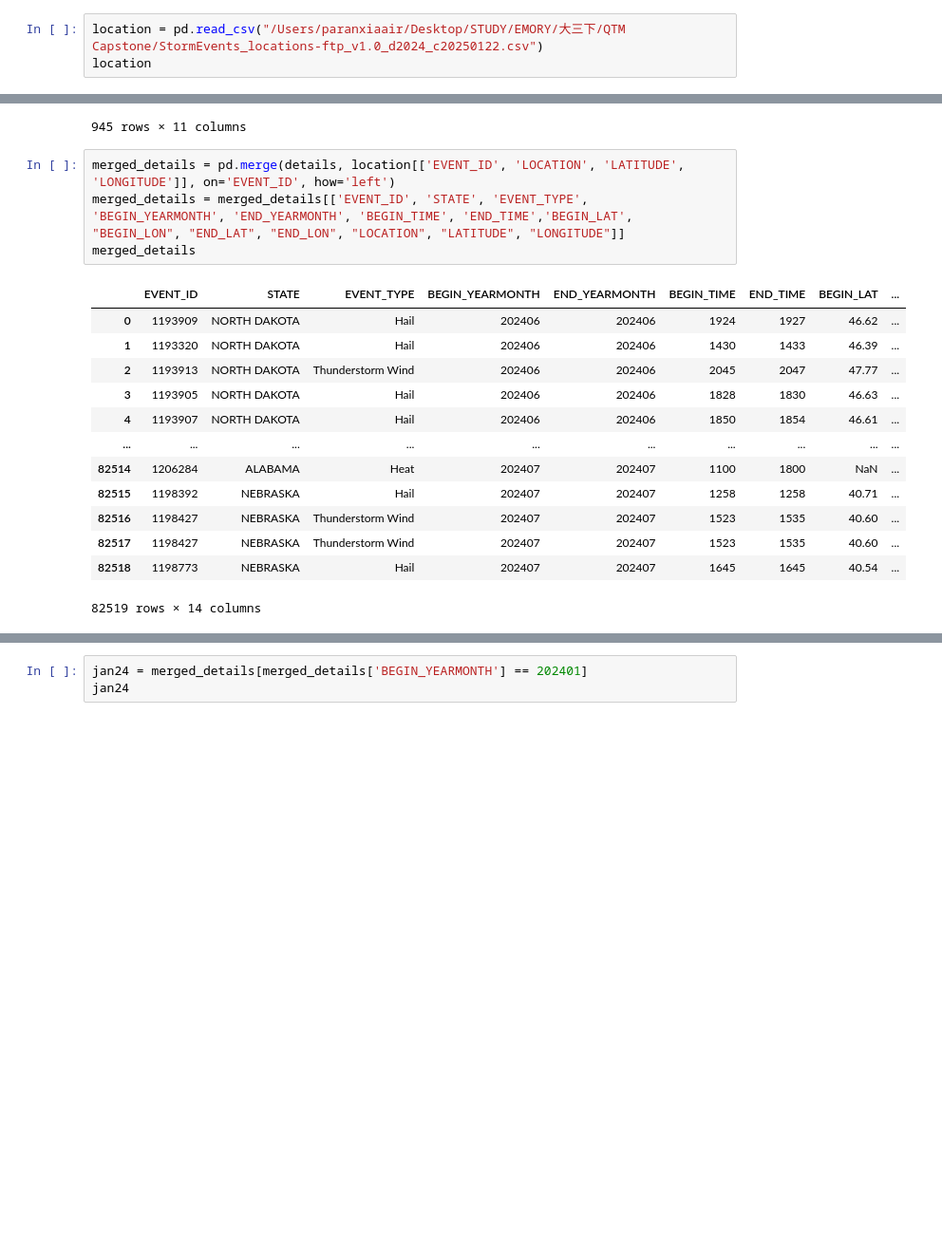
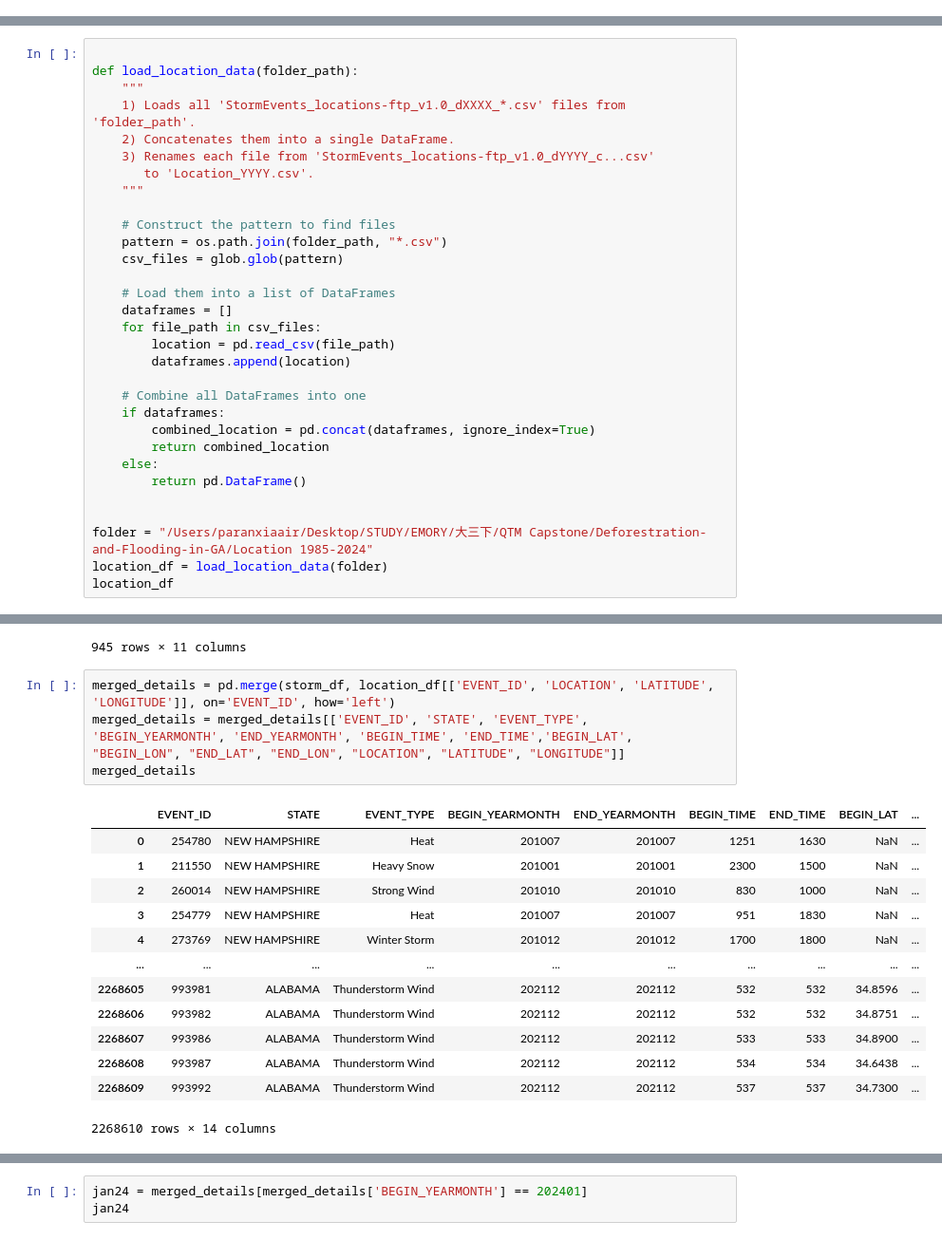
Before and after one commit to paranxia919/Deforestration-and-Flooding-in-GA, a Jupyter notebook: data clean.ipynb, the cells around one changed output, grey strips where cells are left out. Shown at 95% size. Drawn from its saved outputs; the diff is of its cells as text; blank space fills up the shorter version.

```diff
--- a/data clean.ipynb
+++ b/data clean.ipynb
@@ -25,3 +11,0 @@ details
-# %%
-location = pd.read_csv("/Users/paranxiaair/Desktop/STUDY/EMORY/大三下/QTM Capstone/StormEvents_locations-ftp_v1.0_d2024_c20250122.csv")
-location
@@ -41,0 +47,31 @@ location
+# %%
+
+def load_location_data(folder_path):
+    """
+    1) Loads all 'StormEvents_locations-ftp_v1.0_dXXXX_*.csv' files from 'folder_path'.
+    2) Concatenates them into a single DataFrame.
+    3) Renames each file from 'StormEvents_locations-ftp_v1.0_dYYYY_c...csv'
+       to 'Location_YYYY.csv'.
+    """
+
+    # Construct the pattern to find files
+    pattern = os.path.join(folder_path, "*.csv")
+    csv_files = glob.glob(pattern)
+
+    # Load them into a list of DataFrames
+    dataframes = []
+    for file_path in csv_files:
+        location = pd.read_csv(file_path)
+        dataframes.append(location)
+
+    # Combine all DataFrames into one
+    if dataframes:
+        combined_location = pd.concat(dataframes, ignore_index=True)
+        return combined_location
+    else:
+        return pd.DataFrame()
+
+
+folder = "/Users/paranxiaair/Desktop/STUDY/EMORY/大三下/QTM Capstone/Deforestration-and-Flooding-in-GA/Location 1985-2024"
+location_df = load_location_data(folder)
+location_df
@@ -57,23 +107,23 @@ fatalities
 | 944 | 202406 | 23 | 0 | 57996 | 1220353 | D | 06/23/2024 00:00:00 | 59.0 | ... |
 945 rows × 11 columns
 # %%
-merged_details = pd.merge(details, location[['EVENT_ID', 'LOCATION', 'LATITUDE', 'LONGITUDE']], on='EVENT_ID', how='left')
+merged_details = pd.merge(storm_df, location_df[['EVENT_ID', 'LOCATION', 'LATITUDE', 'LONGITUDE']], on='EVENT_ID', how='left')
 merged_details = merged_details[['EVENT_ID', 'STATE', 'EVENT_TYPE', 'BEGIN_YEARMONTH', 'END_YEARMONTH', 'BEGIN_TIME', 'END_TIME','BEGIN_LAT', "BEGIN_LON", "END_LAT", "END_LON", "LOCATION", "LATITUDE", "LONGITUDE"]]
 merged_details
 # %% [output]
 |  | EVENT_ID | STATE | EVENT_TYPE | BEGIN_YEARMONTH | END_YEARMONTH | BEGIN_TIME | END_TIME | BEGIN_LAT | ... |
-| 0 | 1193909 | NORTH DAKOTA | Hail | 202406 | 202406 | 1924 | 1927 | 46.62 | ... |
-| 1 | 1193320 | NORTH DAKOTA | Hail | 202406 | 202406 | 1430 | 1433 | 46.39 | ... |
-| 2 | 1193913 | NORTH DAKOTA | Thunderstorm Wind | 202406 | 202406 | 2045 | 2047 | 47.77 | ... |
-| 3 | 1193905 | NORTH DAKOTA | Hail | 202406 | 202406 | 1828 | 1830 | 46.63 | ... |
-| 4 | 1193907 | NORTH DAKOTA | Hail | 202406 | 202406 | 1850 | 1854 | 46.61 | ... |
+| 0 | 254780 | NEW HAMPSHIRE | Heat | 201007 | 201007 | 1251 | 1630 | NaN | ... |
+| 1 | 211550 | NEW HAMPSHIRE | Heavy Snow | 201001 | 201001 | 2300 | 1500 | NaN | ... |
+| 2 | 260014 | NEW HAMPSHIRE | Strong Wind | 201010 | 201010 | 830 | 1000 | NaN | ... |
+| 3 | 254779 | NEW HAMPSHIRE | Heat | 201007 | 201007 | 951 | 1830 | NaN | ... |
+| 4 | 273769 | NEW HAMPSHIRE | Winter Storm | 201012 | 201012 | 1700 | 1800 | NaN | ... |
 | ... | ... | ... | ... | ... | ... | ... | ... | ... | ... |
-| 82514 | 1206284 | ALABAMA | Heat | 202407 | 202407 | 1100 | 1800 | NaN | ... |
-| 82515 | 1198392 | NEBRASKA | Hail | 202407 | 202407 | 1258 | 1258 | 40.71 | ... |
-| 82516 | 1198427 | NEBRASKA | Thunderstorm Wind | 202407 | 202407 | 1523 | 1535 | 40.60 | ... |
-| 82517 | 1198427 | NEBRASKA | Thunderstorm Wind | 202407 | 202407 | 1523 | 1535 | 40.60 | ... |
-| 82518 | 1198773 | NEBRASKA | Hail | 202407 | 202407 | 1645 | 1645 | 40.54 | ... |
+| 2268605 | 993981 | ALABAMA | Thunderstorm Wind | 202112 | 202112 | 532 | 532 | 34.8596 | ... |
+| 2268606 | 993982 | ALABAMA | Thunderstorm Wind | 202112 | 202112 | 532 | 532 | 34.8751 | ... |
+| 2268607 | 993986 | ALABAMA | Thunderstorm Wind | 202112 | 202112 | 533 | 533 | 34.8900 | ... |
+| 2268608 | 993987 | ALABAMA | Thunderstorm Wind | 202112 | 202112 | 534 | 534 | 34.6438 | ... |
+| 2268609 | 993992 | ALABAMA | Thunderstorm Wind | 202112 | 202112 | 537 | 537 | 34.7300 | ... |
-82519 rows × 14 columns
+2268610 rows × 14 columns
 # %%
 merged_details = merged_details[merged_details['STATE'] == 'GEORGIA']
 merged_details = merged_details[
```
Also changed, not shown: parts of 6 cells of this notebook, 1 other file.
